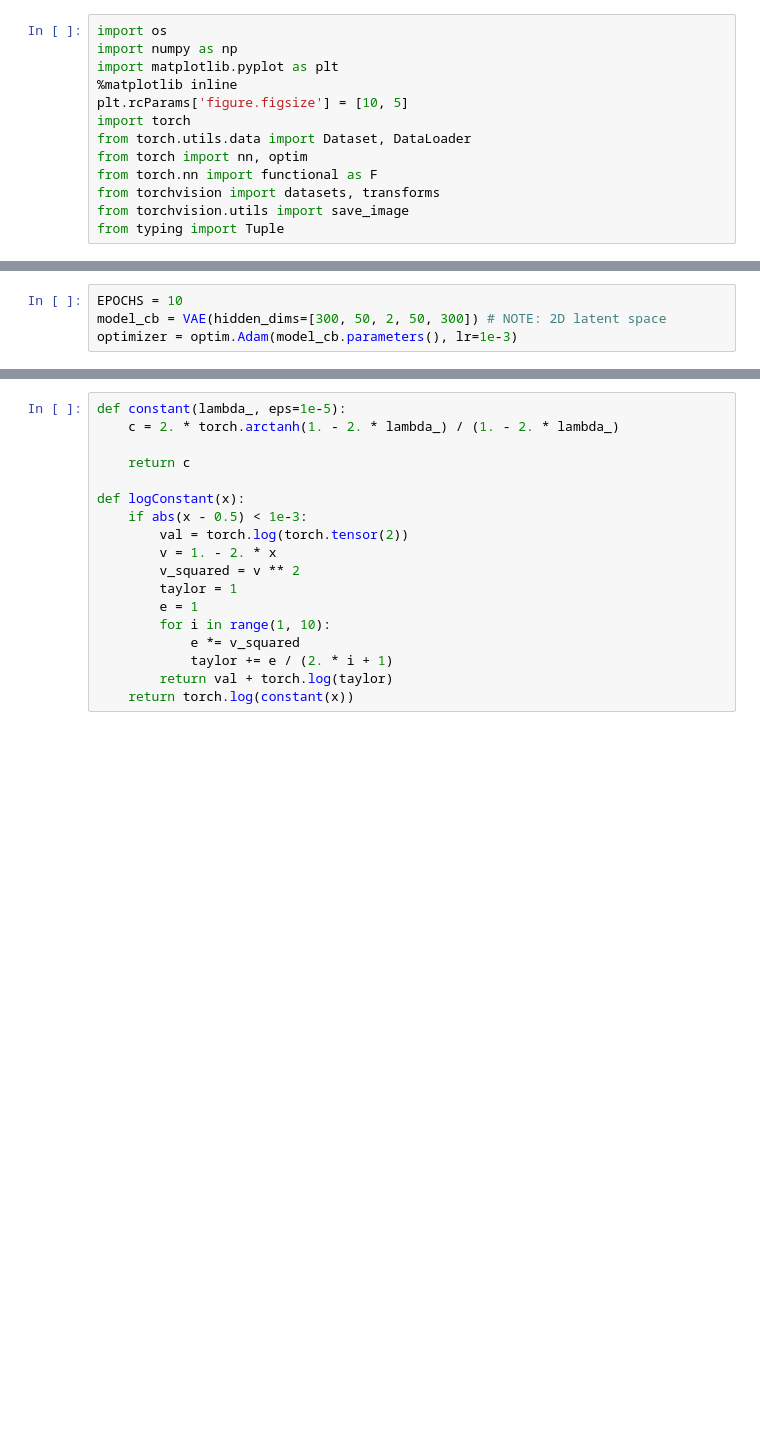
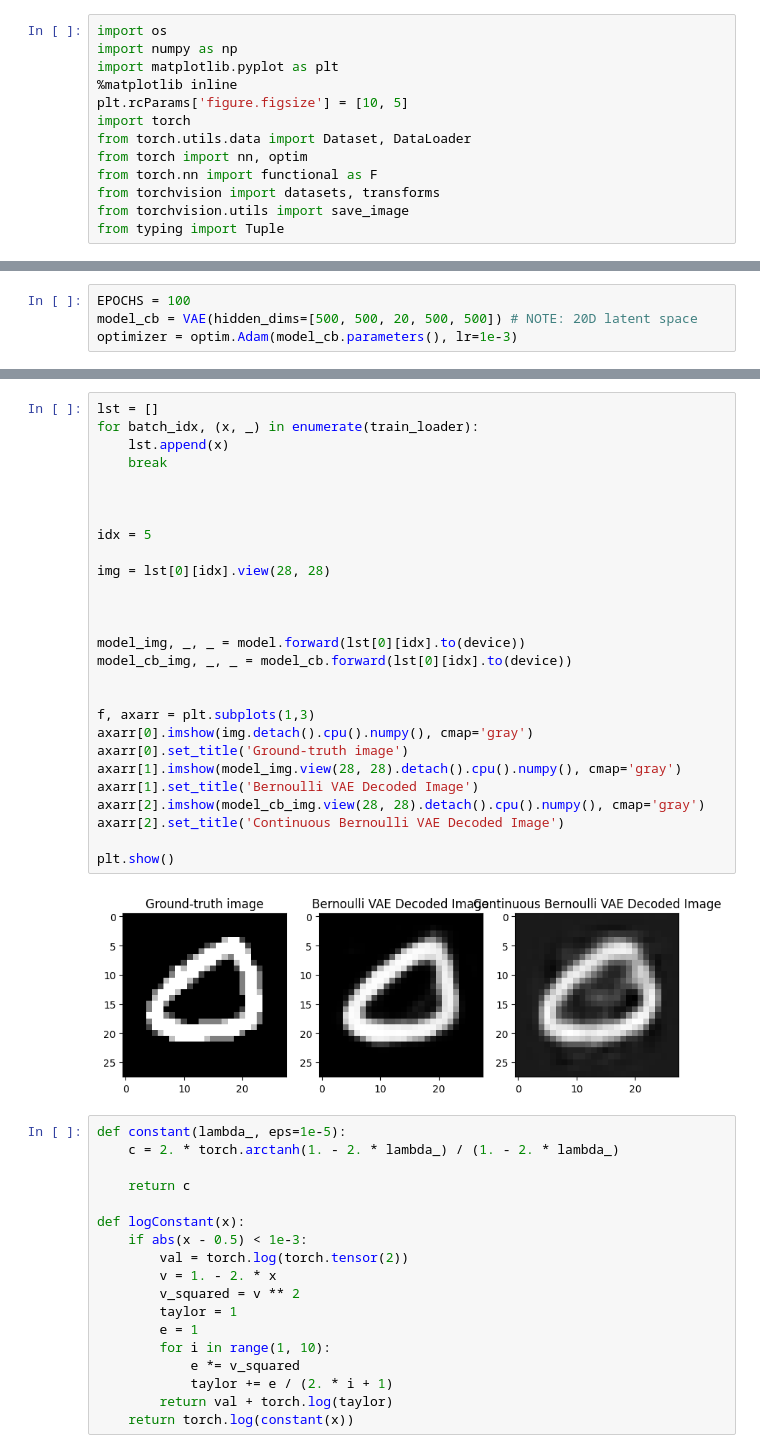
Before and after one commit to MadsFrandsen/PML-Exam, a Jupyter notebook: A.ipynb, the cells around one changed output, grey strips where cells are left out. Cells and saved outputs as stored; diff of their text form; blank space fills up the shorter version.

```diff
--- a/A.ipynb
+++ b/A.ipynb
@@ -283,6 +218,6 @@ plt.show()
 # %%
-EPOCHS = 10
-model_cb = VAE(hidden_dims=[300, 50, 2, 50, 300]) # NOTE: 2D latent space
+EPOCHS = 100
+model_cb = VAE(hidden_dims=[500, 500, 20, 500, 500]) # NOTE: 20D latent space
 optimizer = optim.Adam(model_cb.parameters(), lr=1e-3)
 # %%
 train_loss_vals_total = []
@@ -394,3 +269,32 @@ plt.show()
+# %%
+lst = []
+for batch_idx, (x, _) in enumerate(train_loader):
+    lst.append(x)
+    break
+
+
+
+idx = 5
+
+img = lst[0][idx].view(28, 28)
+
+
+
+model_img, _, _ = model.forward(lst[0][idx].to(device))
+model_cb_img, _, _ = model_cb.forward(lst[0][idx].to(device))
+
+
+f, axarr = plt.subplots(1,3)
+axarr[0].imshow(img.detach().cpu().numpy(), cmap='gray')
+axarr[0].set_title('Ground-truth image')
+axarr[1].imshow(model_img.view(28, 28).detach().cpu().numpy(), cmap='gray')
+axarr[1].set_title('Bernoulli VAE Decoded Image')
+axarr[2].imshow(model_cb_img.view(28, 28).detach().cpu().numpy(), cmap='gray')
+axarr[2].set_title('Continuous Bernoulli VAE Decoded Image')
+
+plt.show()
+# %% [output]
+[figure, added]
 # %%
 def constant(lambda_, eps=1e-5):
     c = 2. * torch.arctanh(1. - 2. * lambda_) / (1. - 2. * lambda_)
```
Also changed, not shown: parts of 35 cells of this notebook.
